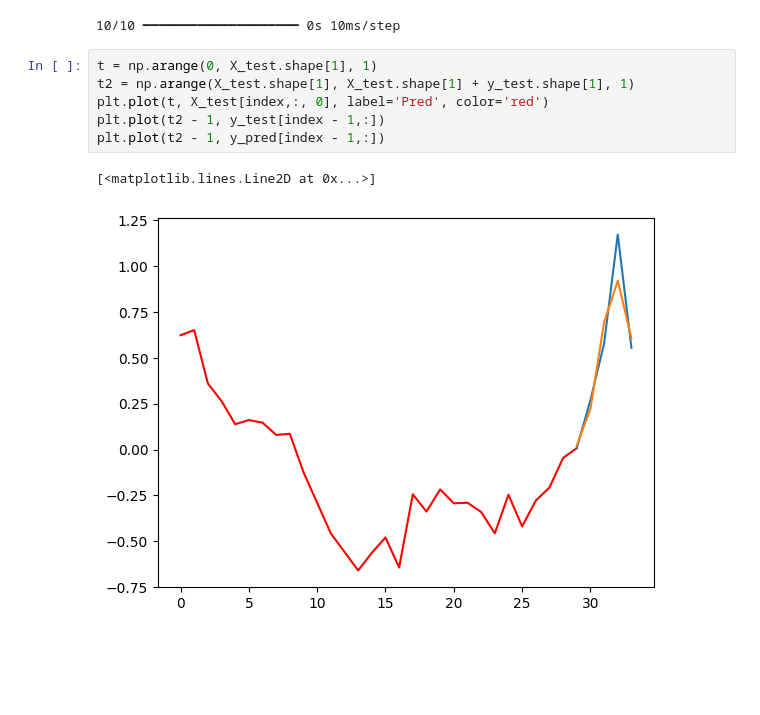
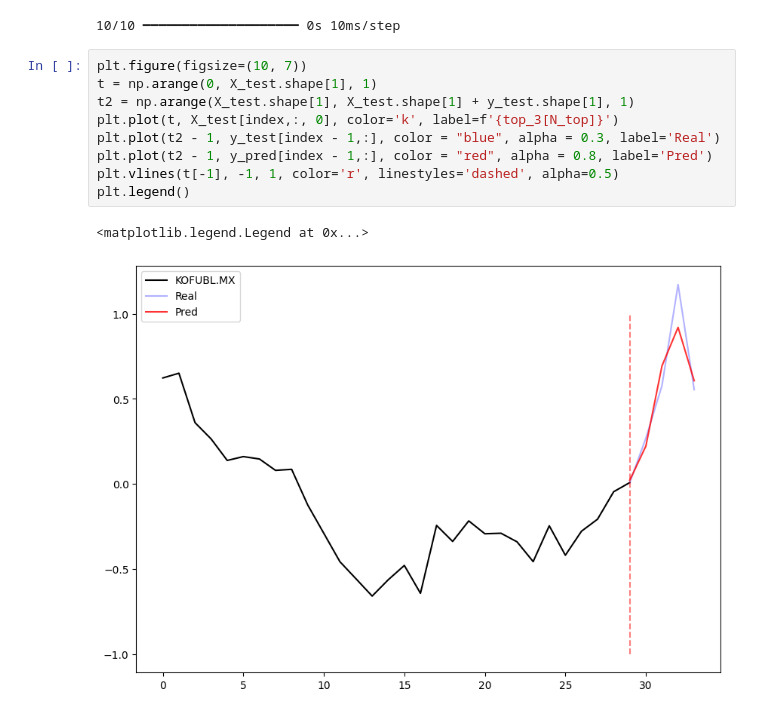
Before and after one commit to FernandoMoralesM01/GC_Portfolio, a Jupyter notebook: Notebooks/Model/Bi-LSTM.ipynb, the cells around one changed output. Saved outputs shown, nothing was run; the diff lists cells and outputs as text; blank space fills up the shorter version.

```diff
--- a/Notebooks/Model/Bi-LSTM.ipynb
+++ b/Notebooks/Model/Bi-LSTM.ipynb
@@ -396,11 +400,14 @@ y_pred = model.predict(X_test[:, :, :])
 # %% [output]
 10/10 ━━━━━━━━━━━━━━━━━━━━ 0s 10ms/step
 # %%
+plt.figure(figsize=(10, 7))
 t = np.arange(0, X_test.shape[1], 1)
 t2 = np.arange(X_test.shape[1], X_test.shape[1] + y_test.shape[1], 1)
-plt.plot(t, X_test[index,:, 0], label='Pred', color='red')
-plt.plot(t2 - 1, y_test[index - 1,:])
-plt.plot(t2 - 1, y_pred[index - 1,:])
+plt.plot(t, X_test[index,:, 0], color='k', label=f'{top_3[N_top]}')
+plt.plot(t2 - 1, y_test[index - 1,:], color = "blue", alpha = 0.3, label='Real')
+plt.plot(t2 - 1, y_pred[index - 1,:], color = "red", alpha = 0.8, label='Pred')
+plt.vlines(t[-1], -1, 1, color='r', linestyles='dashed', alpha=0.5)
+plt.legend()
 # %% [output]
-[<matplotlib.lines.Line2D at 0x...>]
+<matplotlib.legend.Legend at 0x...>
-[figure, old version]
+[figure, new version]
```
Also changed, not shown: parts of 2 cells of this notebook, 2 other files.
